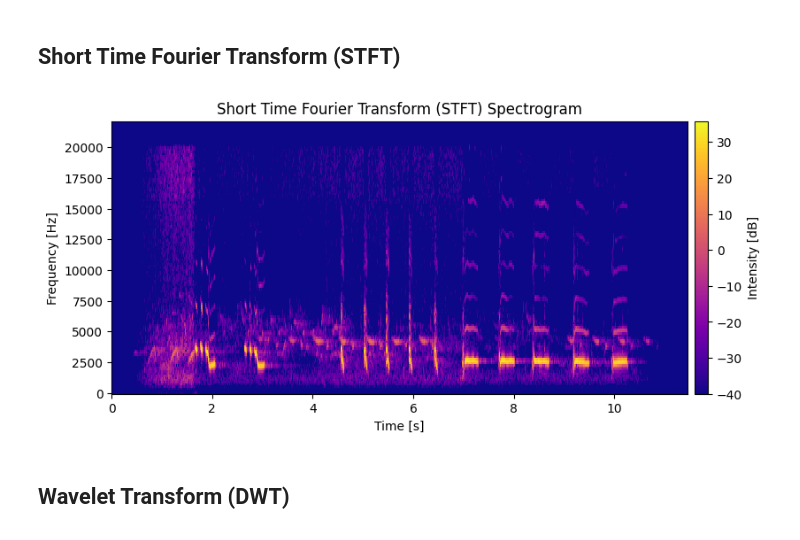
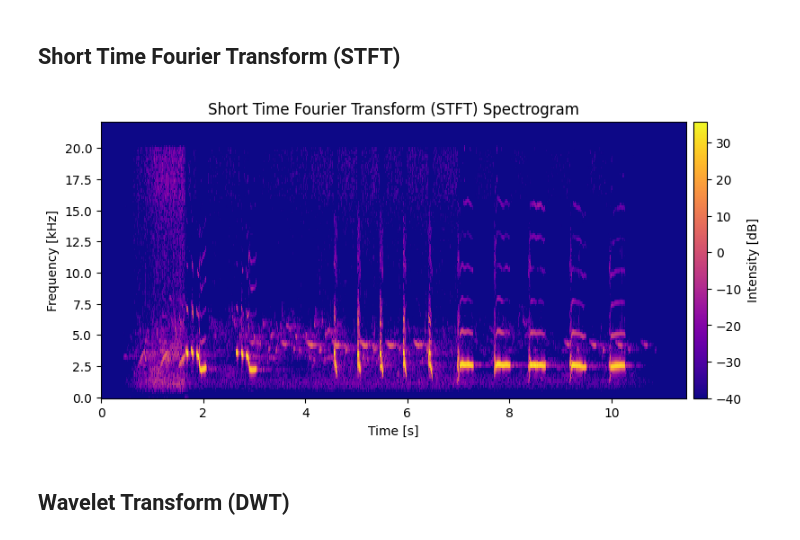
Before and after one commit to NJurquet/spectrobird, a Jupyter notebook: bird_songs_analysis.ipynb, the cells around one changed output. Saved outputs shown, nothing was run; the diff lists cells and outputs as text; code cells hidden in the pictures.

```diff
--- a/bird_songs_analysis.ipynb
+++ b/bird_songs_analysis.ipynb
@@ -88,24 +169,26 @@ tourterelle.wav : 586752 samples at 44100 Hz
 # %%
 WINDOW_SIZE = 256
 OVERLAP = 0.75
 HOP_SIZE = int(WINDOW_SIZE * (1 - OVERLAP))
 
 w = scipy.signal.windows.hann(WINDOW_SIZE)
 SFT = scipy.signal.ShortTimeFFT(w, hop=HOP_SIZE, fs=sr)
 SFT.stft(audio_list[0][2])  # Example on first audio file
 Sx2 = SFT.spectrogram(audio_list[0][2])
 Sx_dB = 10 * np.log10(np.fmax(Sx2, 1e-4))  # limit range to -40 dB
 sft_freqs = SFT.f  # Hz
 sft_times = SFT.t(len(audio_list[0][2]))  # seconds
 
+spec_scale, spec_unit = format_unit_scale(np.max(sft_freqs))
+
 plt.figure(figsize=(10, 4))
-im = plt.pcolormesh(sft_times, sft_freqs, Sx_dB, cmap="plasma")
+im = plt.pcolormesh(sft_times, sft_freqs / spec_scale, Sx_dB, cmap="plasma")
 plt.colorbar(im, pad=0.01, label="Intensity [dB]")
 plt.title("Short Time Fourier Transform (STFT) Spectrogram")
 plt.xlabel("Time [s]")
-plt.ylabel("Frequency [Hz]")
+plt.ylabel(f"Frequency [{spec_unit}Hz]")
 plt.show()
 # %% [output]
-[figure, old version]
+[figure, new version]
 # %% [markdown]
 ## Wavelet Transform (DWT)
```
Also changed, not shown: parts of 2 cells of this notebook.
